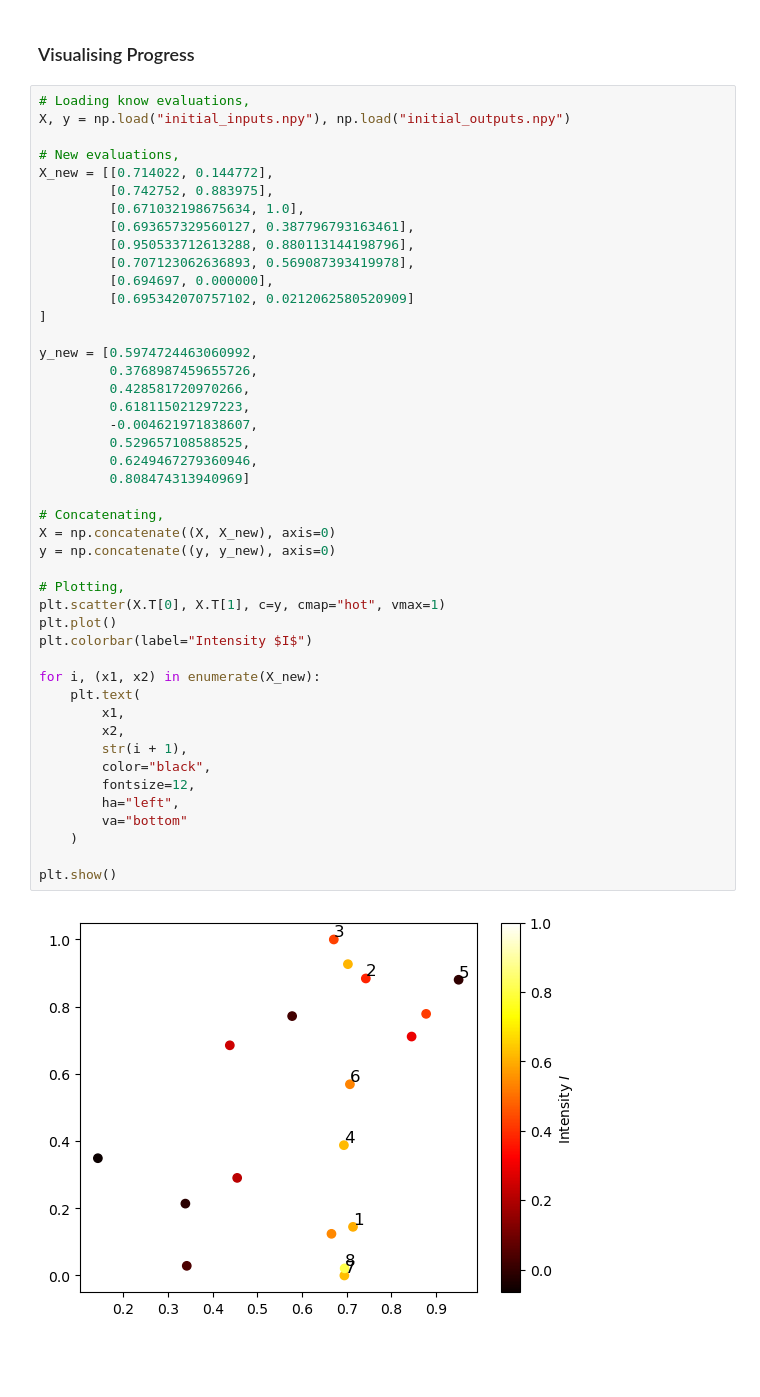
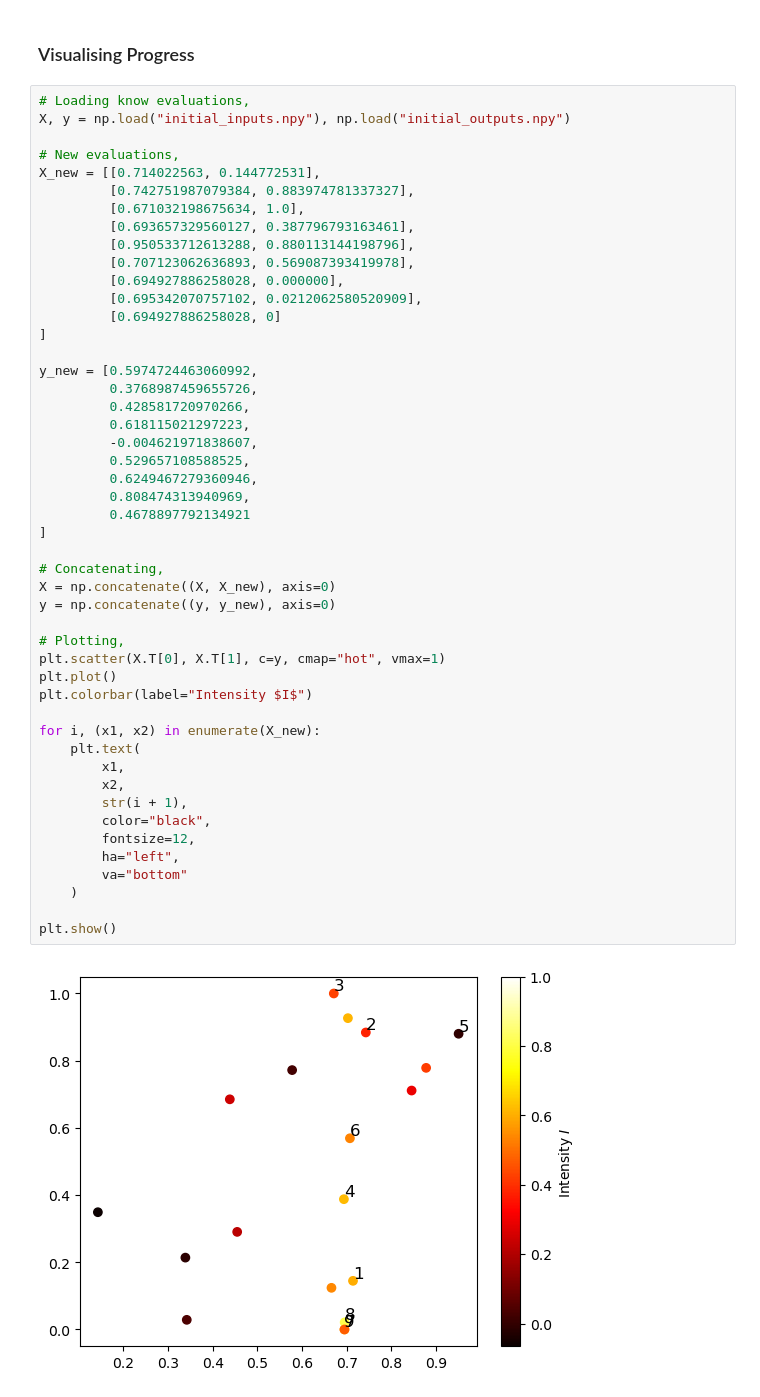
Before and after one commit to prithvi-ramrucha/Capstone-Project, a Jupyter notebook: Function 2/Function 2.ipynb, the cells around one changed output. Cells and saved outputs as stored; diff of their text form; blank space fills up the shorter version.

```diff
--- a/Function 2/Function 2.ipynb
+++ b/Function 2/Function 2.ipynb
@@ -190,48 +190,51 @@ print(create_query_string(point_query))
 X, y = np.load("initial_inputs.npy"), np.load("initial_outputs.npy")
 
 # New evaluations,
-X_new = [[0.714022, 0.144772],
-         [0.742752, 0.883975],
+X_new = [[0.714022563, 0.144772531],
+         [0.742751987079384, 0.883974781337327],
          [0.671032198675634, 1.0],
          [0.693657329560127, 0.387796793163461],
          [0.950533712613288, 0.880113144198796],
          [0.707123062636893, 0.569087393419978],
-         [0.694697, 0.000000],
-         [0.695342070757102, 0.0212062580520909]
+         [0.694927886258028, 0.000000],
+         [0.695342070757102, 0.0212062580520909],
+         [0.694927886258028, 0]
 ]
 
 y_new = [0.5974724463060992,
          0.3768987459655726,
          0.428581720970266,
          0.618115021297223,
          -0.004621971838607,
          0.529657108588525,
          0.6249467279360946,
-         0.808474313940969]
+         0.808474313940969,
+         0.4678897792134921
+]
 
 # Concatenating,
 X = np.concatenate((X, X_new), axis=0)
 y = np.concatenate((y, y_new), axis=0)
 
 # Plotting,
 plt.scatter(X.T[0], X.T[1], c=y, cmap="hot", vmax=1)
 plt.plot()
 plt.colorbar(label="Intensity $I$")
 
 for i, (x1, x2) in enumerate(X_new):
     plt.text(
         x1,
         x2,
         str(i + 1),
         color="black",
         fontsize=12,
         ha="left",
         va="bottom"
     )
 
 plt.show()
 # %% [output]
-[figure, old version]
+[figure, new version]
 # %% [markdown]
 ### Updates
 
```
Also changed, not shown: parts of 4 cells of this notebook, 21 other files.
